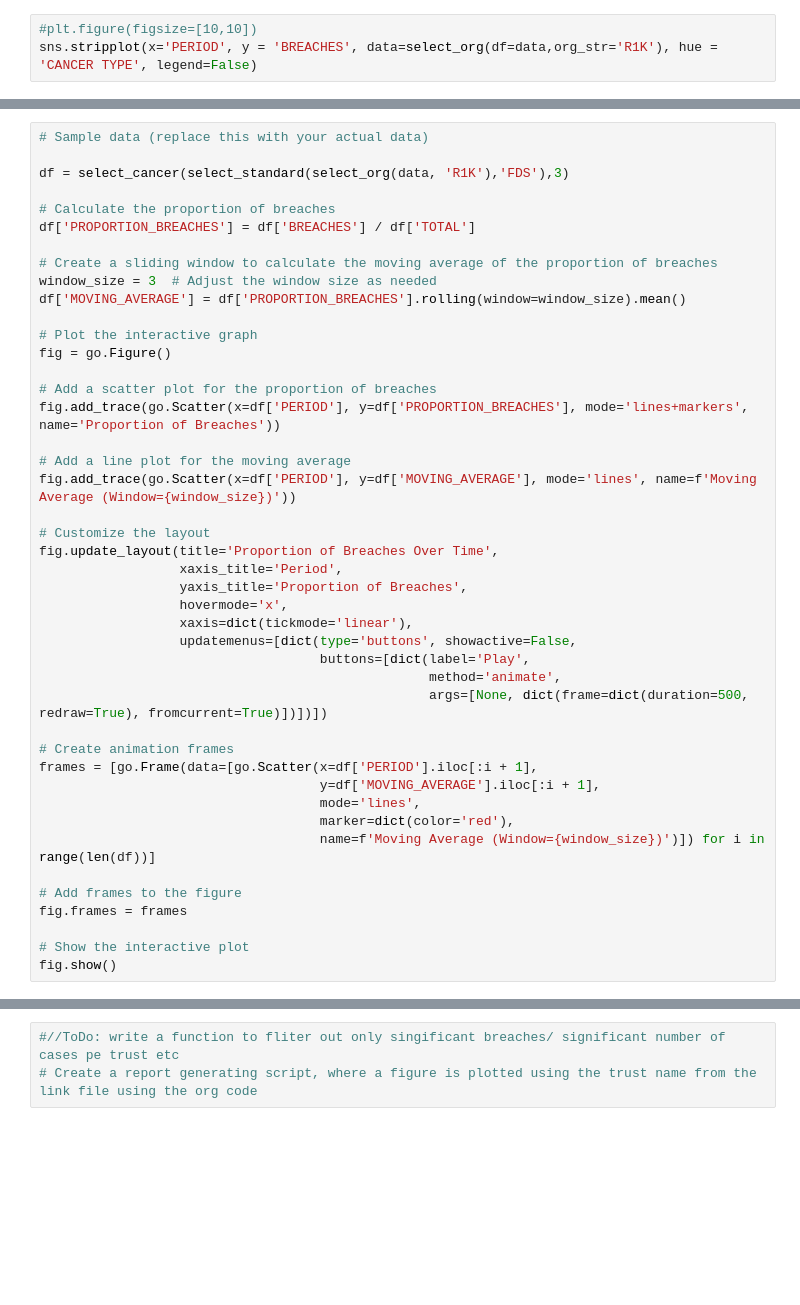
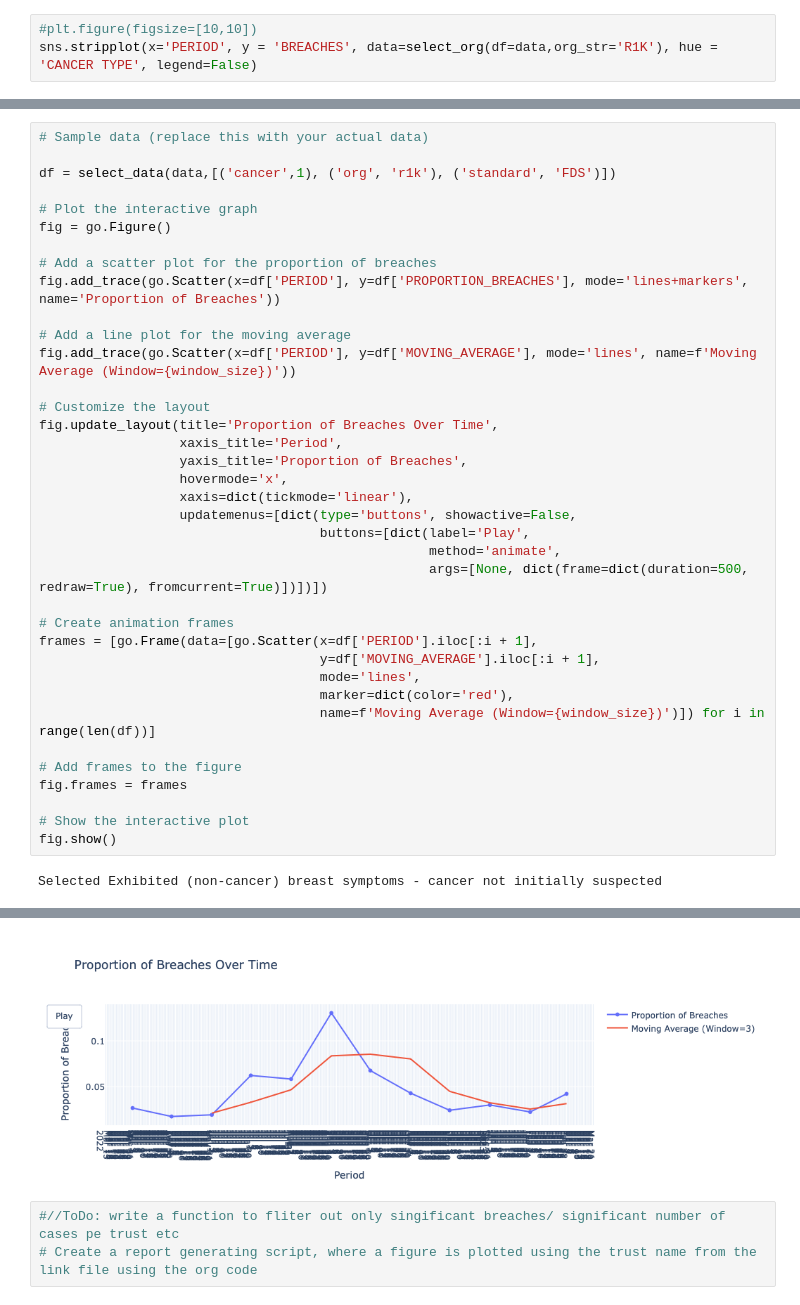
Before and after one commit to ploginovic/hpdm139_A2, a Jupyter notebook: canseer/workstation_21stDec.ipynb, the cells around one changed output, grey strips where cells are left out. Drawn from its saved outputs; the diff is of its cells as text; blank space fills up the shorter version.

```diff
--- a/canseer/workstation_21stDec.ipynb
+++ b/canseer/workstation_21stDec.ipynb
@@ -26,14 +59,7 @@ select_standard
 # %%
 # Sample data (replace this with your actual data)
 
-df = select_cancer(select_standard(select_org(data, 'R1K'),'FDS'),3)
-
-# Calculate the proportion of breaches
-df['PROPORTION_BREACHES'] = df['BREACHES'] / df['TOTAL']
-
-# Create a sliding window to calculate the moving average of the proportion of breaches
-window_size = 3  # Adjust the window size as needed
-df['MOVING_AVERAGE'] = df['PROPORTION_BREACHES'].rolling(window=window_size).mean()
+df = select_data(data,[('cancer',1), ('org', 'r1k'), ('standard', 'FDS')])
 
 # Plot the interactive graph
 fig = go.Figure()
@@ -67,3 +93,5 @@ fig.frames = frames
 
 # Show the interactive plot
 fig.show()
+# %% [output]
+Selected Exhibited (non-cancer) breast symptoms - cancer not initially suspected
@@ -70,3 +99,4 @@ fig.show()
+[figure, added]
 # %%
 #//ToDo: write a function to fliter out only singificant breaches/ significant number of cases pe trust etc
 # Create a report generating script, where a figure is plotted using the trust name from the link file using the org code
```
Also changed, not shown: parts of 9 cells of this notebook, 1 other file.
